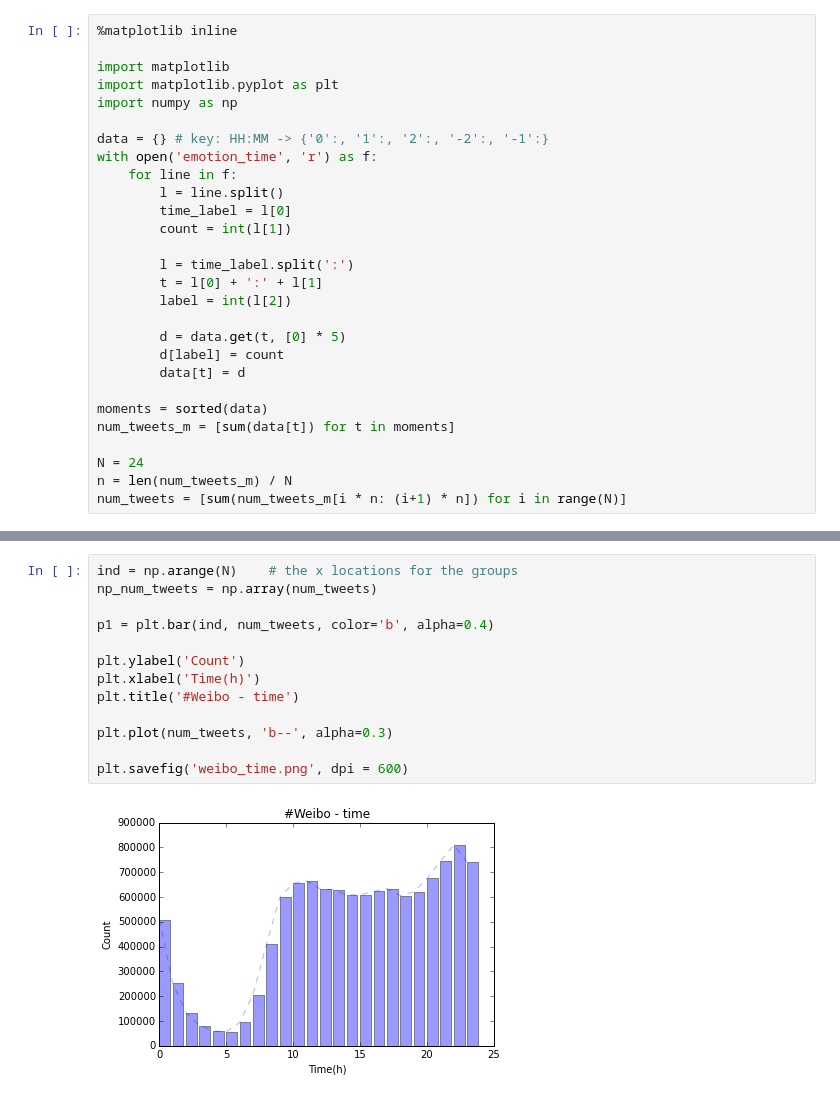
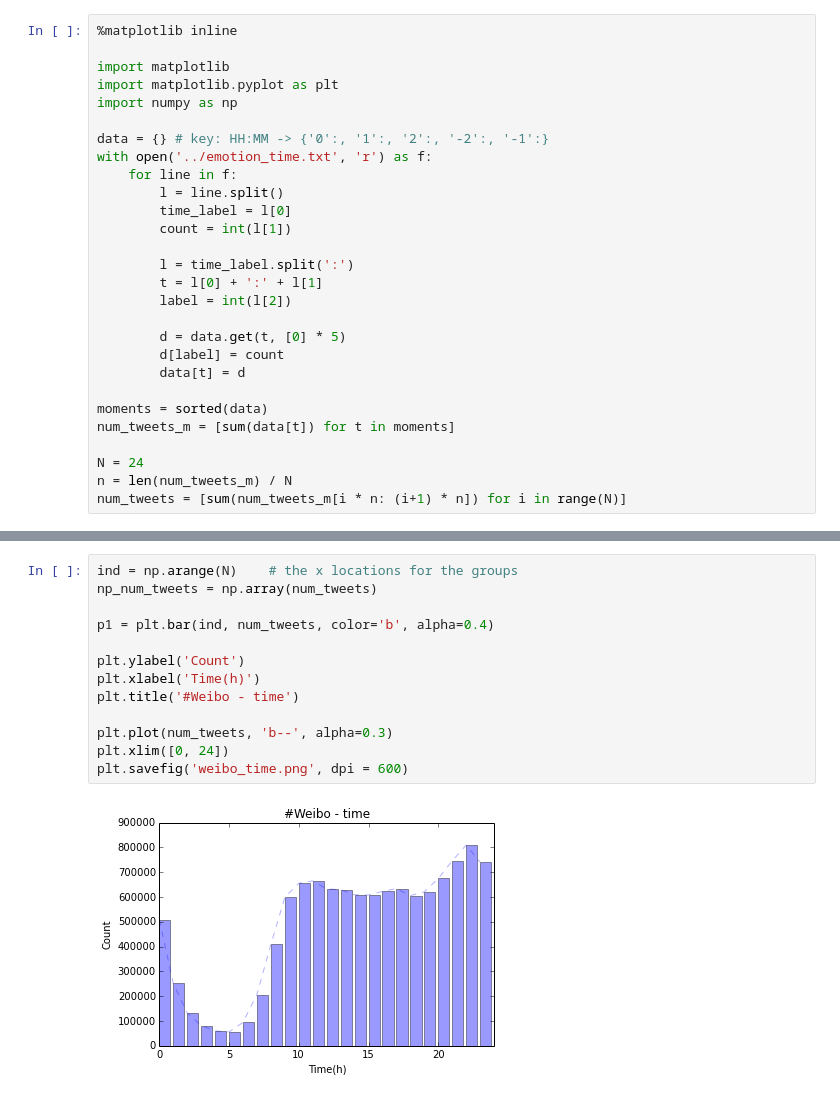
Before and after one commit to irmowan/Weibo-Emotions, a Jupyter notebook: result/charts/weibo-time.ipynb, the cells around one changed output, grey strips where cells are left out. Saved outputs shown, nothing was run; the diff lists cells and outputs as text.

```diff
--- a/result/charts/weibo-time.ipynb
+++ b/result/charts/weibo-time.ipynb
@@ -6,7 +6,7 @@ import matplotlib.pyplot as plt
 import numpy as np
 
 data = {} # key: HH:MM -> {'0':, '1':, '2':, '-2':, '-1':}
-with open('emotion_time', 'r') as f:
+with open('../emotion_time.txt', 'r') as f:
     for line in f:
         l = line.split()
         time_label = l[0]
@@ -34,15 +35,15 @@ plt.plot(num_tweets)
 # %%
 ind = np.arange(N)    # the x locations for the groups
 np_num_tweets = np.array(num_tweets)
 
 p1 = plt.bar(ind, num_tweets, color='b', alpha=0.4)
 
 plt.ylabel('Count')
 plt.xlabel('Time(h)')
 plt.title('#Weibo - time')
 
 plt.plot(num_tweets, 'b--', alpha=0.3)
-
+plt.xlim([0, 24])
 plt.savefig('weibo_time.png', dpi = 600)
 # %% [output]
-[figure, old version]
+[figure, new version]
```
Also changed, not shown: parts of 1 cell of this notebook, 10 other files.
